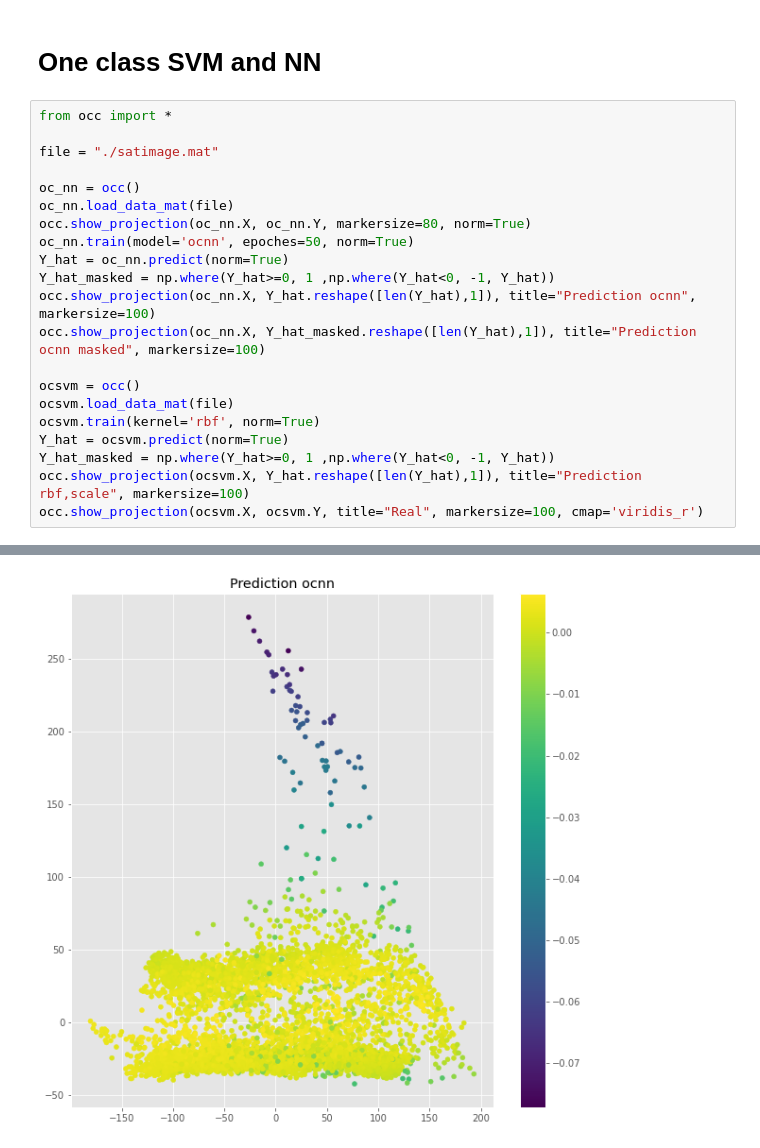
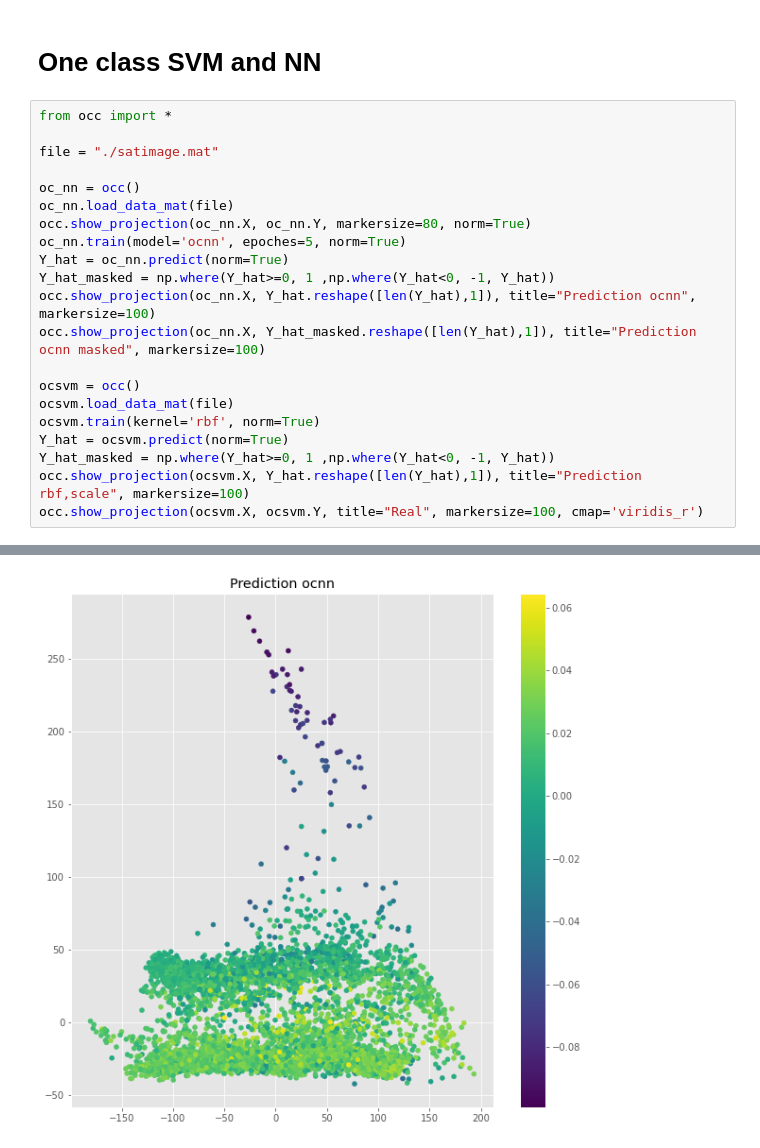
Before and after one commit to odb9402/OneClassClassifier, a Jupyter notebook: OCC.ipynb, the cells around one changed output, grey strips where cells are left out. Drawn from its saved outputs; the diff is of its cells as text.

```diff
--- a/OCC.ipynb
+++ b/OCC.ipynb
@@ -8,7 +8,7 @@ file = "./satimage.mat"
 oc_nn = occ()
 oc_nn.load_data_mat(file)
 occ.show_projection(oc_nn.X, oc_nn.Y, markersize=80, norm=True)
-oc_nn.train(model='ocnn', epoches=50, norm=True)
+oc_nn.train(model='ocnn', epoches=5, norm=True)
 Y_hat = oc_nn.predict(norm=True)
 Y_hat_masked = np.where(Y_hat>=0, 1 ,np.where(Y_hat<0, -1, Y_hat))
 occ.show_projection(oc_nn.X, Y_hat.reshape([len(Y_hat),1]), title="Prediction ocnn", markersize=100)
@@ -46 +38 @@ r : 0.795155942440033
-[figure, old version]
+[figure, new version]
```
Also changed, not shown: parts of 1 cell of this notebook, 2 other files.
